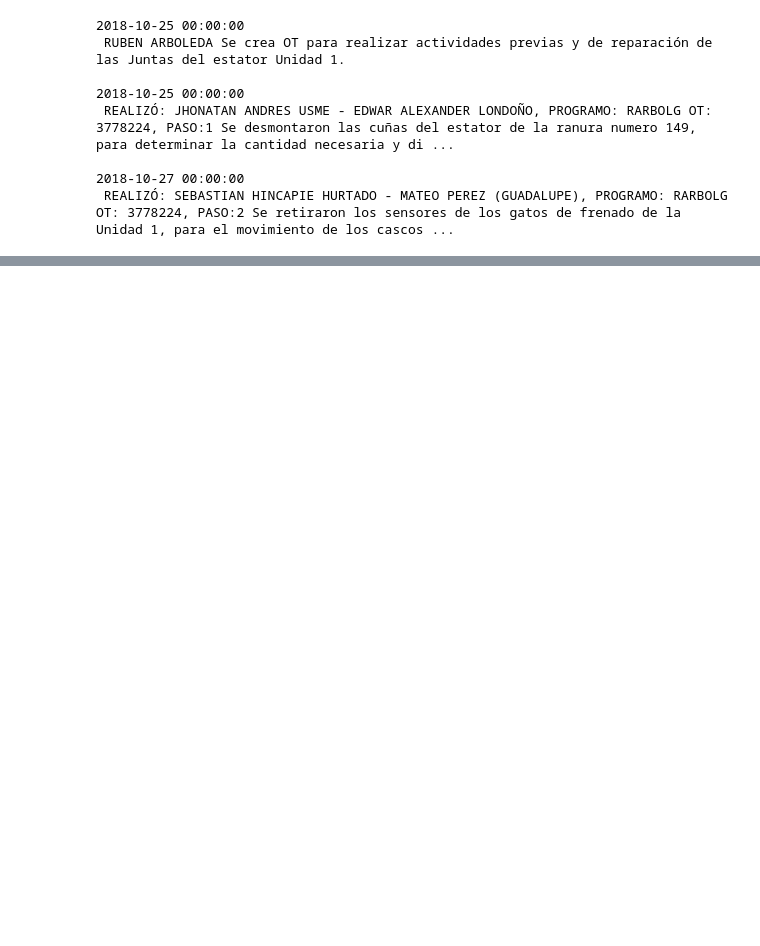
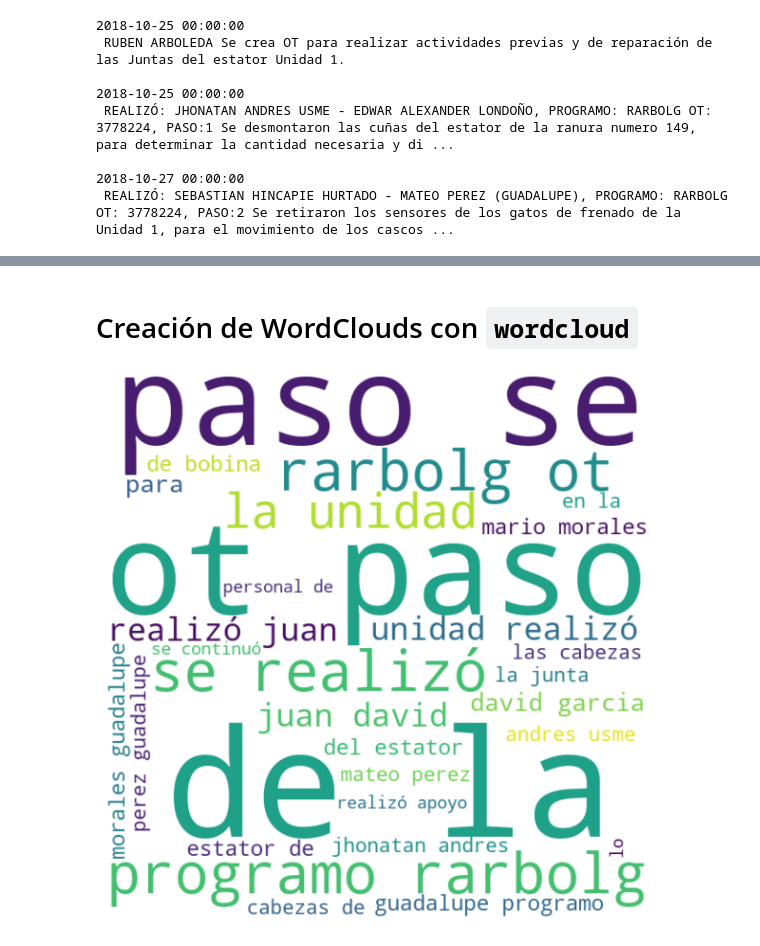
Before and after one commit to juanseleon1/DS4-Team74, a Jupyter notebook: PythonFiles/Santiago.ipynb, the cells around one changed output, grey strips where cells are left out. Saved outputs shown, nothing was run; the diff lists cells and outputs as text; code cells hidden in the pictures; blank space fills up the shorter version.

```diff
--- a/PythonFiles/Santiago.ipynb
+++ b/PythonFiles/Santiago.ipynb
@@ -132,0 +151,22 @@ redirige al .txt
+# %% [markdown]
+# Creación de WordClouds con `wordcloud`
+# %%
+from wordcloud import WordCloud, STOPWORDS
+import matplotlib.pyplot as plt
+
+#textoWC = ' '.join(words)
+
+wordcloud = WordCloud(width = 600, height = 600,
+                background_color ='white',
+                max_words=30,
+                relative_scaling =0,
+                min_font_size = 10).generate(new_txt)
+
+plt.figure(figsize = (8, 8), facecolor = None)
+plt.imshow(wordcloud, interpolation='bilinear')
+plt.axis("off")
+plt.tight_layout(pad = 0)
+
+plt.show()
+# %% [output]
+[figure, added]
```
Also changed, not shown: parts of 15 cells of this notebook.
